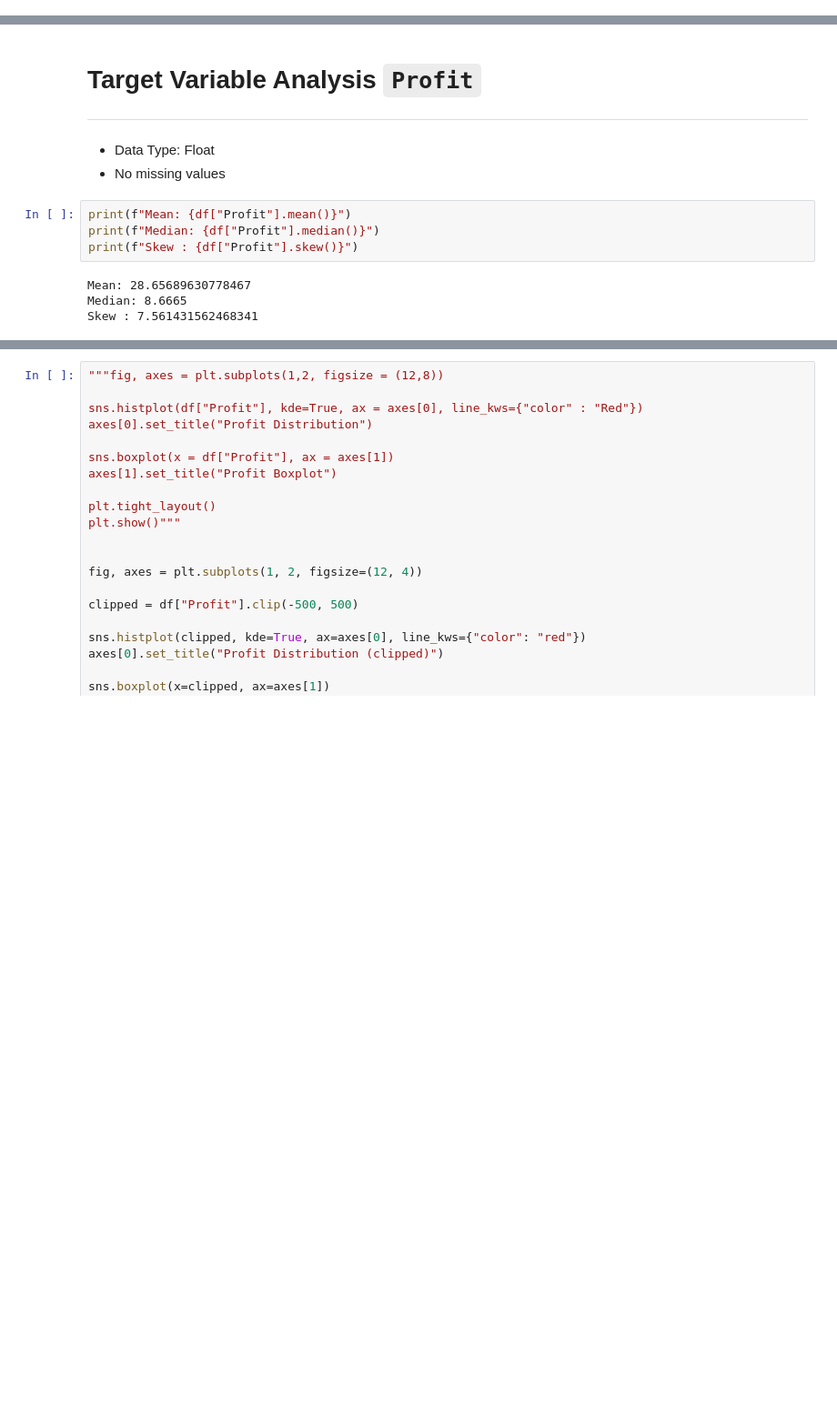
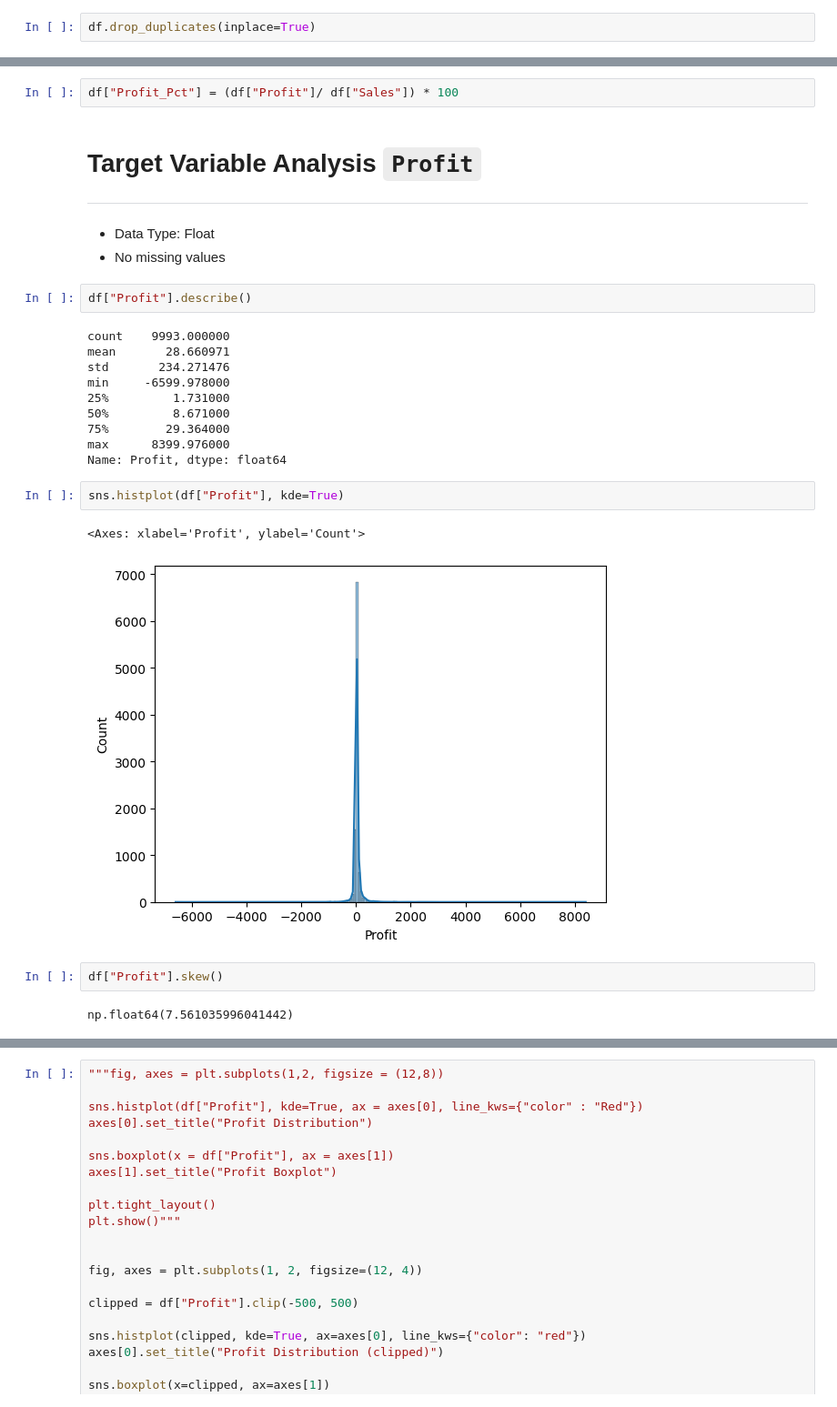
Before and after one commit to Sarthak653/eda-sales, a Jupyter notebook: eda.ipynb, the cells around one changed output, grey strips where cells are left out. Shown at 91% size. Saved outputs shown, nothing was run; the diff lists cells and outputs as text; blank space fills up the shorter version.

```diff
--- a/eda.ipynb
+++ b/eda.ipynb
@@ -164,0 +181,2 @@ df.head()
+# %%
+df.drop_duplicates(inplace=True)
@@ -165,3 +185,5 @@ df.head()
+# %%
+df["Profit_Pct"] = (df["Profit"]/ df["Sales"]) * 100
 # %% [markdown]
 # Target Variable Analysis `Profit`
 
@@ -169,10 +191,23 @@ df.head()
 - Data Type: Float
 - No missing values
 # %%
-print(f"Mean: {df["Profit"].mean()}")
-print(f"Median: {df["Profit"].median()}")
-print(f"Skew : {df["Profit"].skew()}")
+df["Profit"].describe()
 # %% [output]
-Mean: 28.65689630778467
-Median: 8.6665
-Skew : 7.561431562468341
+count    9993.000000
+mean       28.660971
+std       234.271476
+min     -6599.978000
+25%         1.731000
+50%         8.671000
+75%        29.364000
+max      8399.976000
+Name: Profit, dtype: float64
+# %%
+sns.histplot(df["Profit"], kde=True)
+# %% [output]
+<Axes: xlabel='Profit', ylabel='Count'>
+[figure, added]
+# %%
+df["Profit"].skew()
+# %% [output]
+np.float64(7.561035996041442)
```
Also changed, not shown: parts of 41 cells of this notebook.
